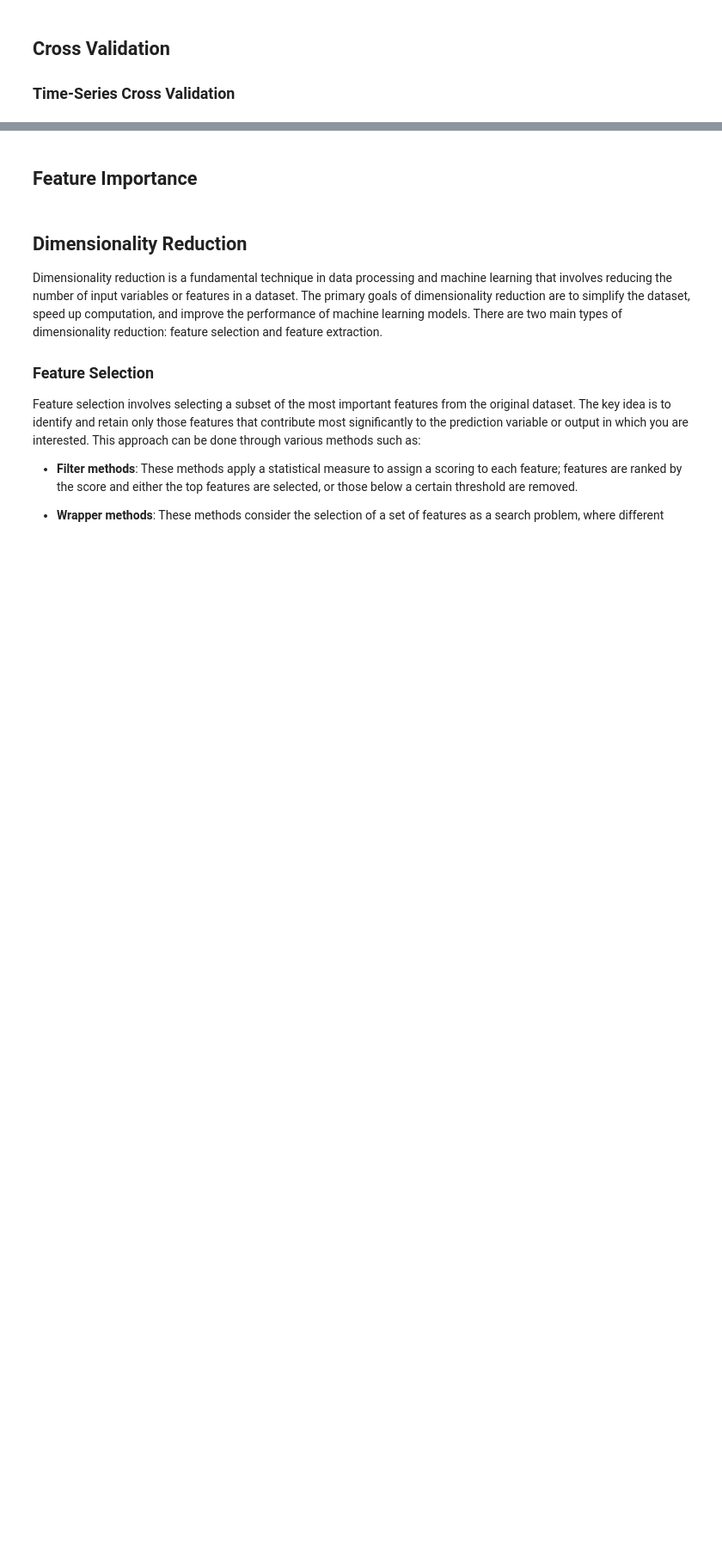
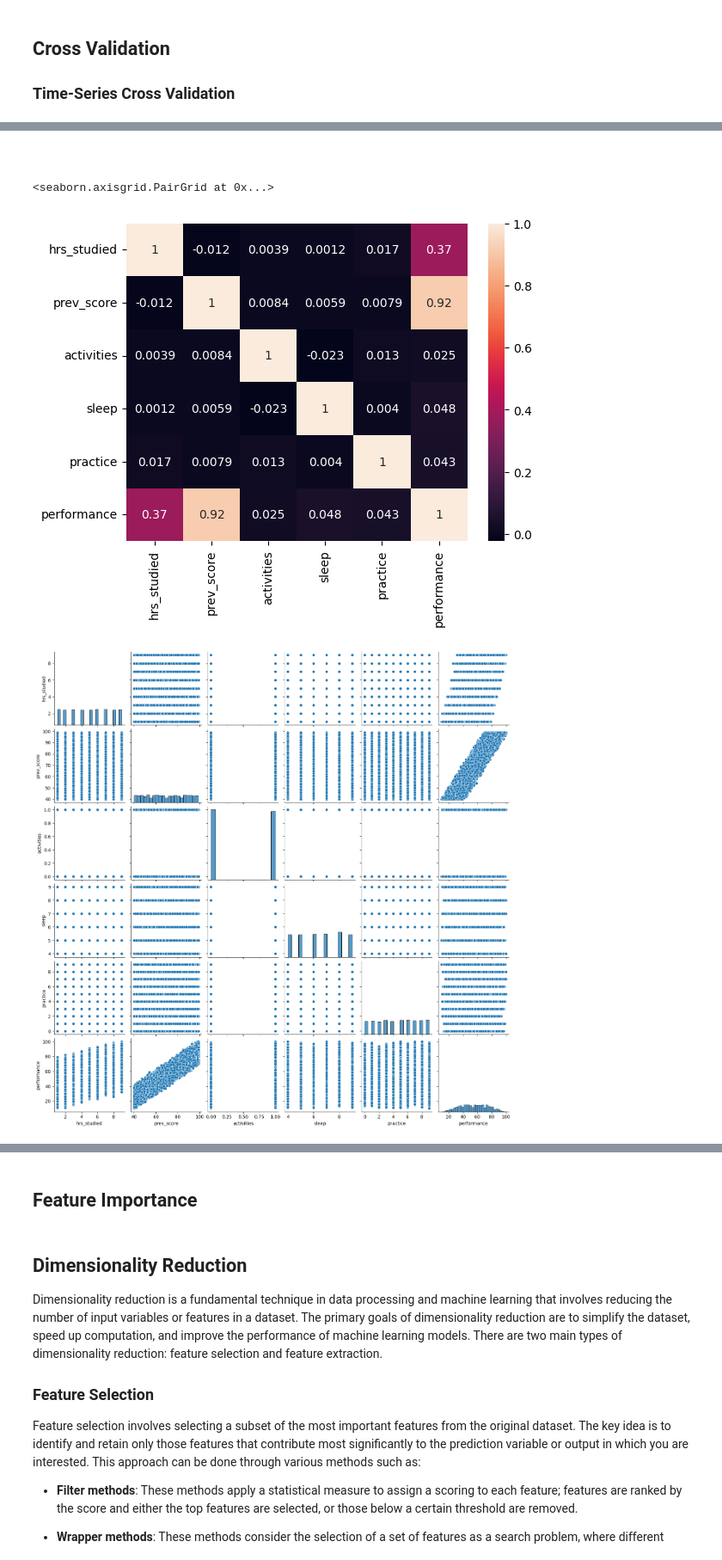
Before and after one commit to gabrielbohnen/intro-to-python, a Jupyter notebook: week6/week6.ipynb, the cells around one changed output, grey strips where cells are left out. Shown at 86% size. Drawn from its saved outputs; the diff is of its cells as text; code cells hidden in the pictures; blank space fills up the shorter version.

```diff
--- a/week6/week6.ipynb
+++ b/week6/week6.ipynb
@@ -219,0 +345,25 @@ This test is used to determine if a dataset follows a normal distribution. The t
+# %%
+import pandas as pd
+data = pd.read_csv("data/Student_Performance.csv")
+
+data.rename(columns={"Hours Studied":"hrs_studied",
+             "Previous Scores":"prev_score",
+             "Sleep Hours":"sleep",
+             "Sample Question Papers Practiced":"practice",
+             "Performance Index":"performance",
+             "Extracurricular Activities":"activities"}, inplace=True)
+
+mapping = {"Yes":1, "No":0}
+data["activities"] = data["activities"].map(mapping)
+# %% [markdown]
+####
+# %%
+import seaborn as sns
+
+corr_matrix = data.corr()
+sns.heatmap(corr_matrix,annot=True)
+sns.pairplot(data)
+# %% [output]
+<seaborn.axisgrid.PairGrid at 0x...>
+[figure, added]
+[figure, added]
```
Also changed, not shown: parts of 14 cells of this notebook, 1 other file.
